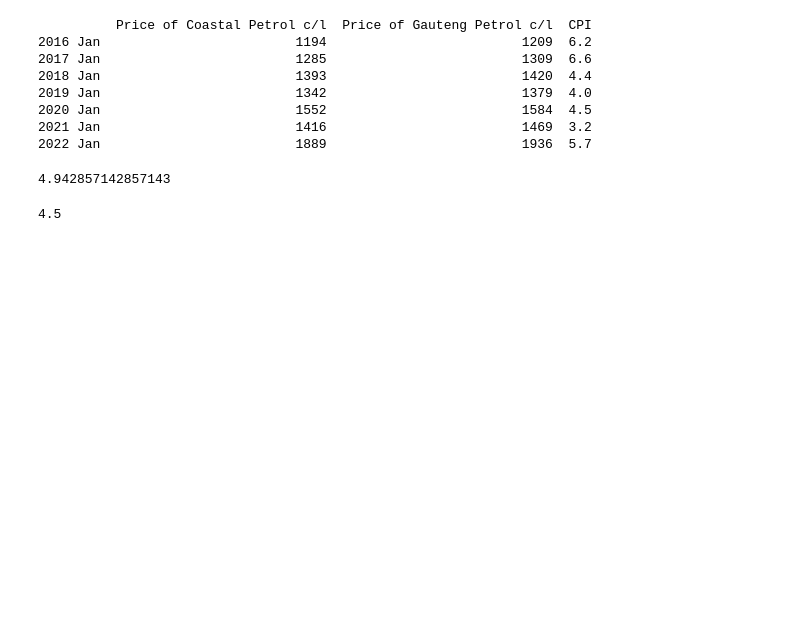
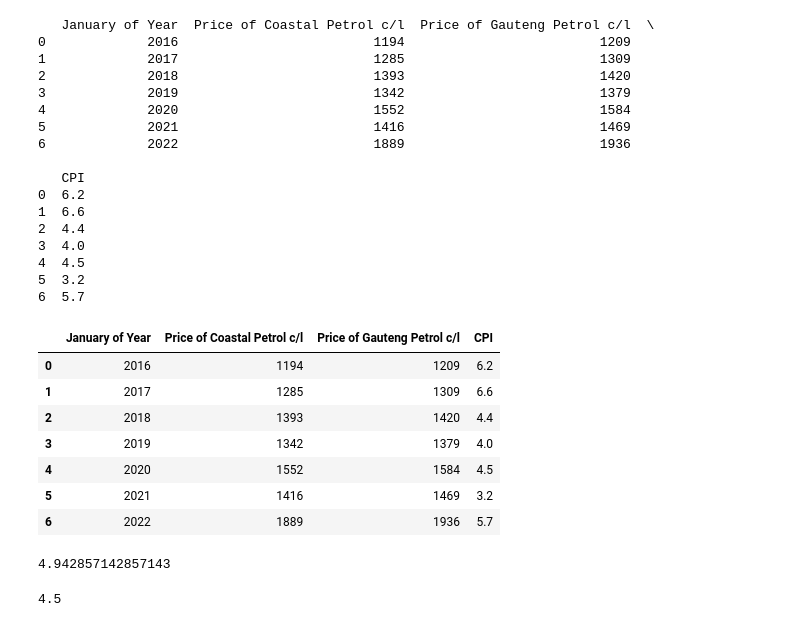
Before and after one commit to tanacubana/economic-data, a Jupyter notebook: real_fuel_price_CPI.ipynb, the cells around one changed output. Cells and saved outputs as stored; diff of their text form; code cells hidden in the pictures; blank space fills up the shorter version.

```diff
--- a/real_fuel_price_CPI.ipynb
+++ b/real_fuel_price_CPI.ipynb
@@ -3,19 +3,38 @@
 import pandas as pd
 # %%
 data={
+    "January of Year":[2016, 2017, 2018, 2019, 2020, 2021, 2022],
     "Price of Coastal Petrol c/l":[1194, 1285, 1393, 1342, 1552, 1416, 1889],
     "Price of Gauteng Petrol c/l":[1209, 1309, 1420, 1379, 1584, 1469, 1936],
     "CPI":[6.2, 6.6, 4.4, 4.0, 4.5, 3.2, 5.7]
 }
-SA_petrol = pd.DataFrame(data, index = ["2016 Jan", "2017 Jan", "2018 Jan", "2019 Jan", "2020 Jan", "2021 Jan", "2022 Jan"])
+SA_petrol = pd.DataFrame(data)
 print(SA_petrol)
+SA_petrol
 # %% [output]
-          Price of Coastal Petrol c/l  Price of Gauteng Petrol c/l  CPI
-2016 Jan                         1194                         1209  6.2
-2017 Jan                         1285                         1309  6.6
-2018 Jan                         1393                         1420  4.4
-2019 Jan                         1342                         1379  4.0
-2020 Jan                         1552                         1584  4.5
-2021 Jan                         1416                         1469  3.2
-2022 Jan                         1889                         1936  5.7
+   January of Year  Price of Coastal Petrol c/l  Price of Gauteng Petrol c/l  \
+0             2016                         1194                         1209
+1             2017                         1285                         1309
+2             2018                         1393                         1420
+3             2019                         1342                         1379
+4             2020                         1552                         1584
+5             2021                         1416                         1469
+6             2022                         1889                         1936
+
+   CPI
+0  6.2
+1  6.6
+2  4.4
+3  4.0
+4  4.5
+5  3.2
+6  5.7
+|  | January of Year | Price of Coastal Petrol c/l | Price of Gauteng Petrol c/l | CPI |
+| 0 | 2016 | 1194 | 1209 | 6.2 |
+| 1 | 2017 | 1285 | 1309 | 6.6 |
+| 2 | 2018 | 1393 | 1420 | 4.4 |
+| 3 | 2019 | 1342 | 1379 | 4.0 |
+| 4 | 2020 | 1552 | 1584 | 4.5 |
+| 5 | 2021 | 1416 | 1469 | 3.2 |
+| 6 | 2022 | 1889 | 1936 | 5.7 |
 # %%
```
Also changed, not shown: parts of 4 cells of this notebook.
